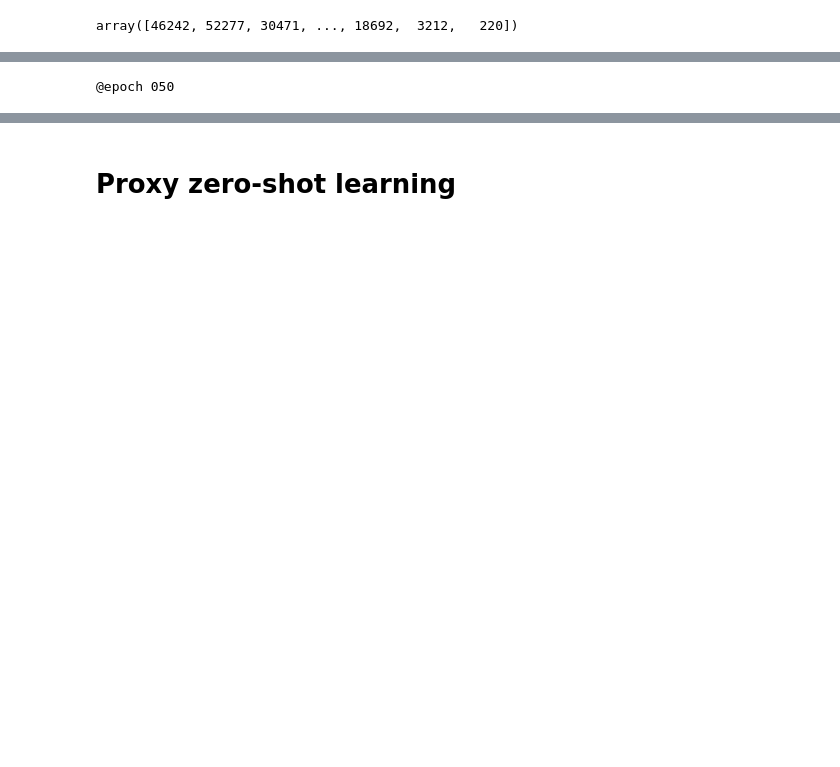
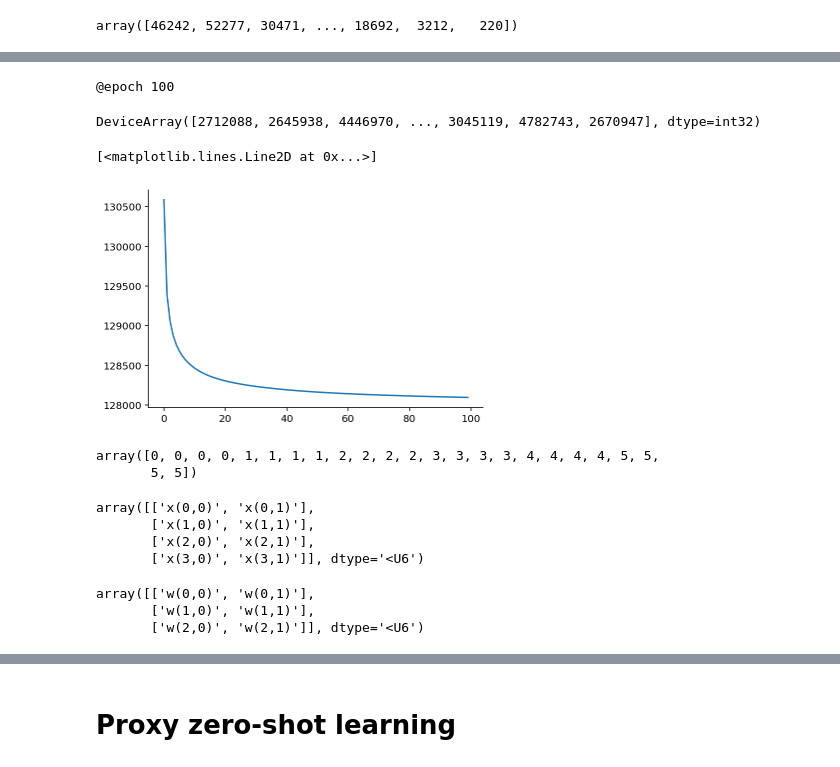
Before and after one commit to probml/shift-happens, a Jupyter notebook: notebooks/008-gendist-v1-rotation.ipynb, the cells around one changed output, grey strips where cells are left out. Drawn from its saved outputs; the diff is of its cells as text; code cells hidden in the pictures; blank space fills up the shorter version.

```diff
--- a/notebooks/008-gendist-v1-rotation.ipynb
+++ b/notebooks/008-gendist-v1-rotation.ipynb
@@ -237,0 +270,2 @@ X_train_shift = proc_class(X_train_shift, degrees_shift)
+# %%
+X_train_shift = X_train_shift.reshape((n_train_subset, n_configs, -1), order="F")
@@ -244,5 +289,8 @@ y_train_shift.shape
 # %%
 alpha = 0.001
+n_epochs = 100
+batch_size = 2000
 tx = optax.adam(learning_rate=alpha)
+lossfn = gendist.training.make_multi_output_loss_func
 weights_model = gendist.models.MLPWeightsV1(n_components)
-train_weights = TrainingConfig(weights_model, lambda x, _: x, gendist.training.make_multi_output_loss_func, tx)
+train_weights = gendist.training.TrainingMeta(weights_model, lossfn, tx)
@@ -249,5 +300,22 @@ train_weights = TrainingConfig(weights_model, lambda x, _: x, gendist.training.m
 # %%
-weights_trained, train_acc = train_weights.train_model_config(key, X_train_shift, y_train_shift,
-                                                    None, n_epochs, batch_size)
+train_output = train_weights.fit(key, X_train_shift, y_train_shift,
+                                               None, n_epochs, batch_size)
 # %% [output]
-@epoch 050
+@epoch 100
+# %%
+weights_trained = train_output["params"]
+losses = train_output["losses"]
+# %%
+key = jax.random.PRNGKey(271)
+n_shift_train, _ = X_train_shift.shape
+
+sample_ix = jax.random.choice(key, (n_shift_train), shape=(60_000,
+                                                          ))
+sample_ix
+# %% [output]
+DeviceArray([2712088, 2645938, 4446970, ..., 3045119, 4782743, 2670947], dtype=int32)
+# %%
+plt.plot(losses)
+# %% [output]
+[<matplotlib.lines.Line2D at 0x...>]
+[figure, added]
@@ -253,0 +327,18 @@ weights_trained, train_acc = train_weights.train_model_config(key, X_train_shift
+# %%
+batch_ix // N
+# %% [output]
+array([0, 0, 0, 0, 1, 1, 1, 1, 2, 2, 2, 2, 3, 3, 3, 3, 4, 4, 4, 4, 5, 5,
+       5, 5])
+# %%
+X_obs
+# %% [output]
+array([['x(0,0)', 'x(0,1)'],
+       ['x(1,0)', 'x(1,1)'],
+       ['x(2,0)', 'x(2,1)'],
+       ['x(3,0)', 'x(3,1)']], dtype='<U6')
+# %%
+w_obs
+# %% [output]
+array([['w(0,0)', 'w(0,1)'],
+       ['w(1,0)', 'w(1,1)'],
+       ['w(2,0)', 'w(2,1)']], dtype='<U6')
```
Also changed, not shown: parts of 52 cells of this notebook.
